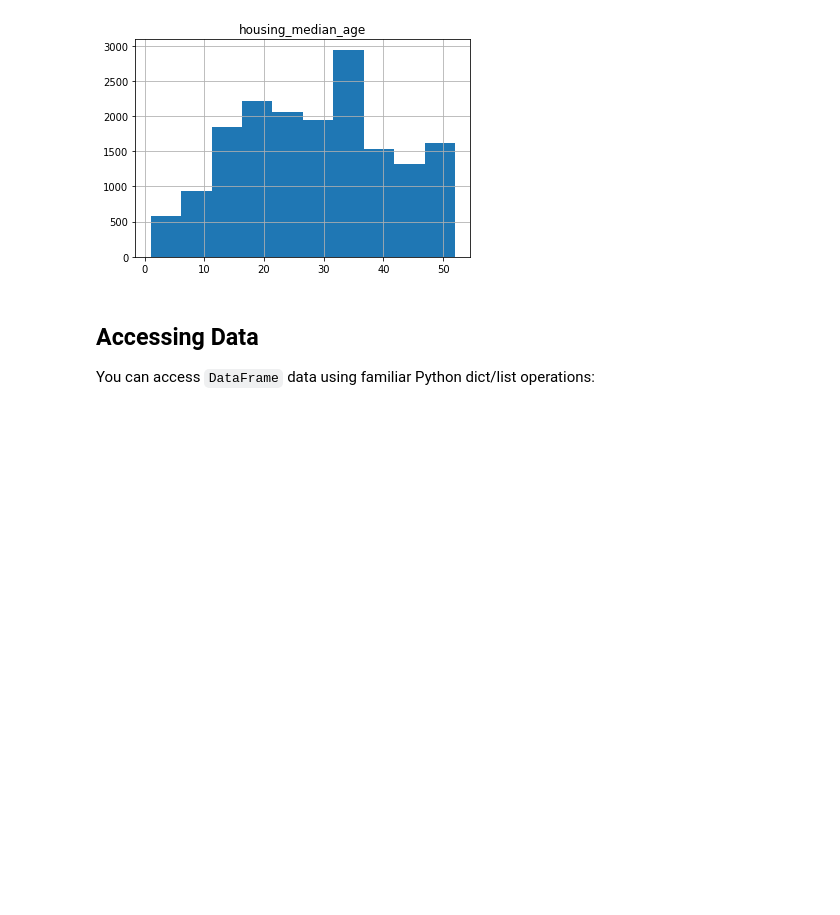
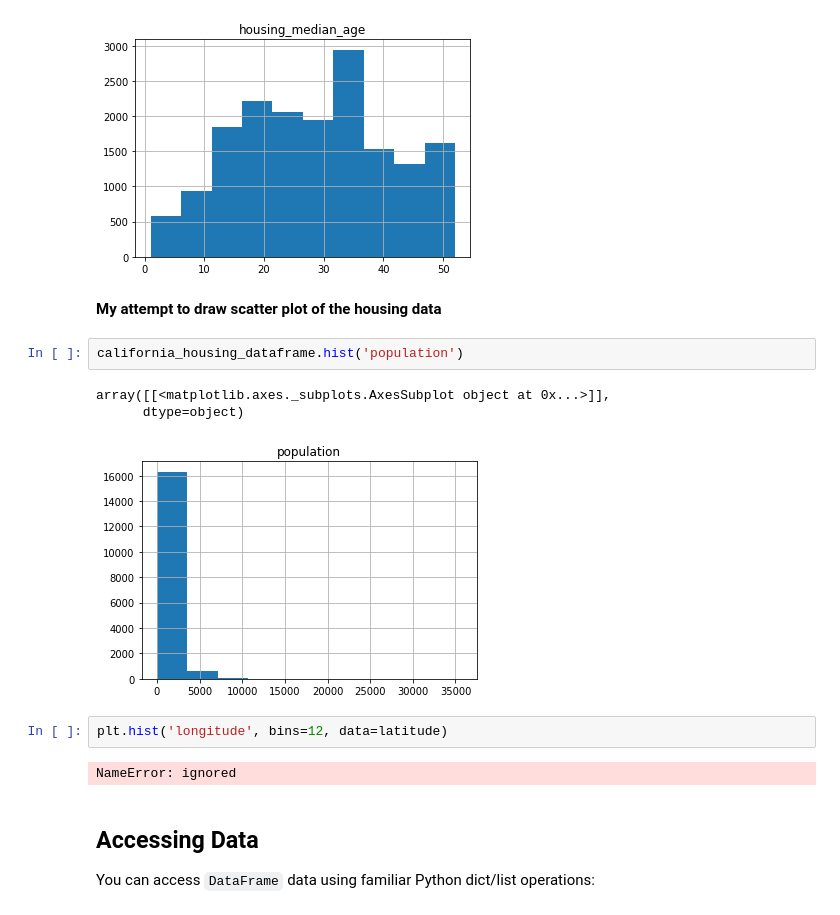
Before and after one commit to zaknbur/data, a Jupyter notebook: Data and Panda_plotting,_Colaboratory.ipynb, the cells around one changed output. Drawn from its saved outputs; the diff is of its cells as text; blank space fills up the shorter version.

```diff
--- a/Data and Panda_plotting,_Colaboratory.ipynb
+++ b/Data and Panda_plotting,_Colaboratory.ipynb
@@ -209,6 +222,18 @@ california_housing_dataframe.hist('housing_median_age')
 array([[<matplotlib.axes._subplots.AxesSubplot object at 0x...>]],
       dtype=object)
 [figure]
+# %% [markdown]
+**My attempt to draw scatter plot of the housing data**
+# %%
+california_housing_dataframe.hist('population')
+# %% [output]
+array([[<matplotlib.axes._subplots.AxesSubplot object at 0x...>]],
+      dtype=object)
+[figure, added]
+# %%
+plt.hist('longitude', bins=12, data=latitude)
+# %% [output]
+NameError: ignored
 # %% [markdown]
 ## Accessing Data
 
```
Also changed, not shown: parts of 4 cells of this notebook.
